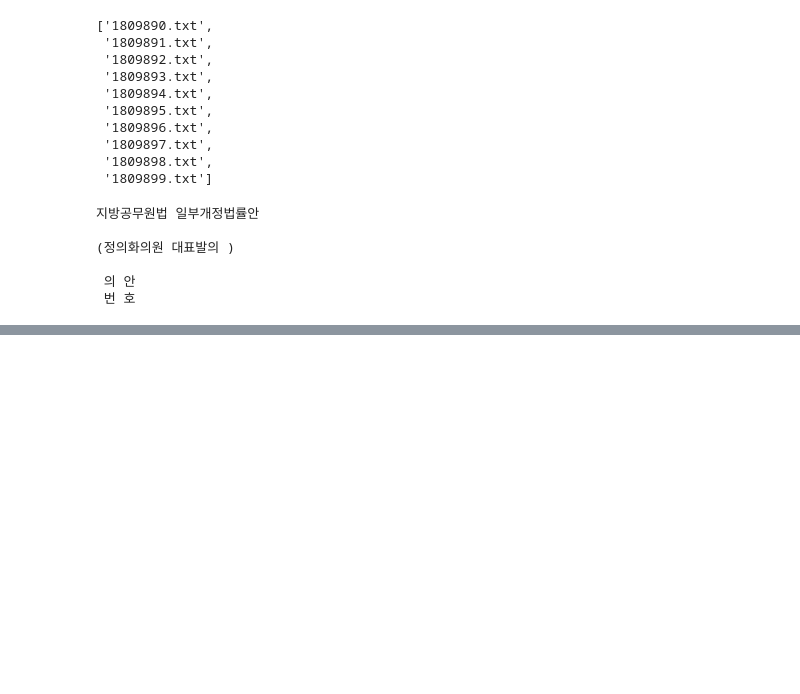
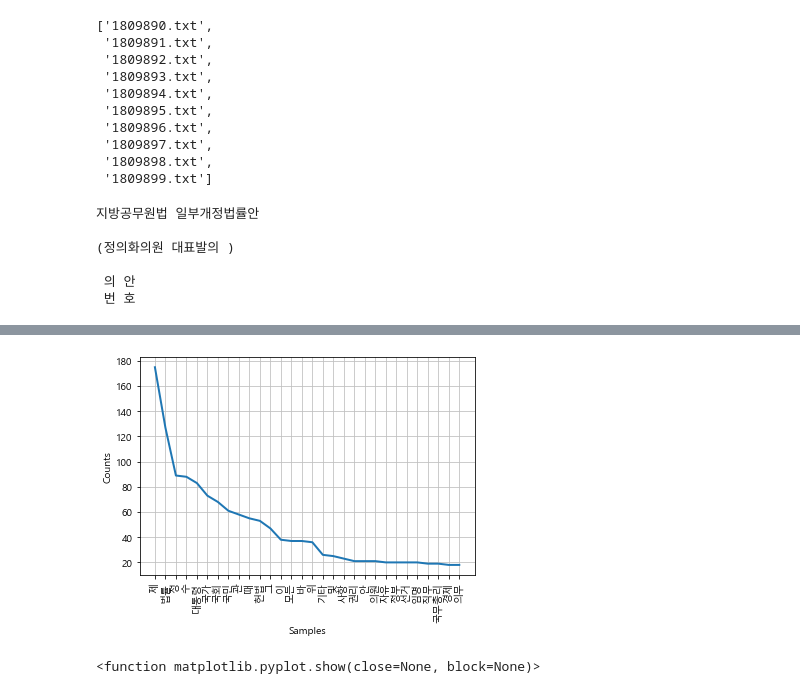
Before and after one commit to yschoi9930/DataScienceSchool, a Jupyter notebook: 210131.ipynb, the cells around one changed output, grey strips where cells are left out. Saved outputs shown, nothing was run; the diff lists cells and outputs as text; code cells hidden in the pictures; blank space fills up the shorter version.

```diff
--- a/210131.ipynb
+++ b/210131.ipynb
@@ -84,0 +303,9 @@ JVMNotFoundException: No JVM shared library file (jvm.dll) found. Try setting up
+# %%
+from nltk import Text
+
+kolaw = Text(okt.nouns(c), name = "kolaw")
+kolaw.plot(30)
+plt.show
+# %% [output]
+[figure, added]
+<function matplotlib.pyplot.show(close=None, block=None)>
```
Also changed, not shown: parts of 17 cells of this notebook.
